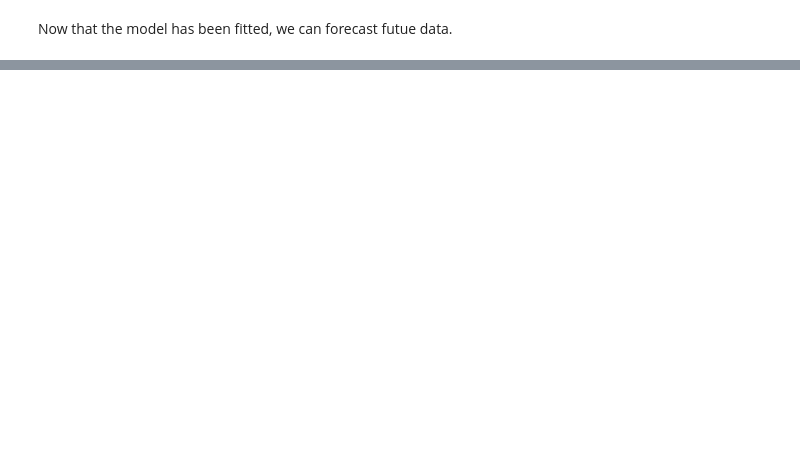
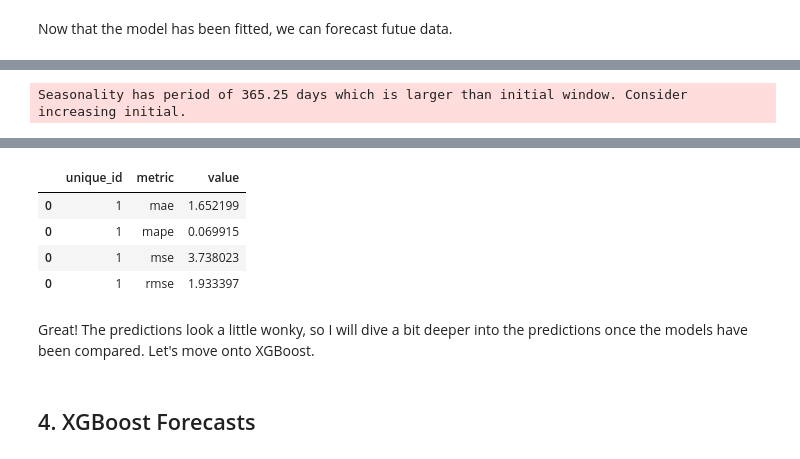
Before and after one commit to dBCooper2/utilities-dashboard-v3, a Jupyter notebook: notebooks/forecasting/forecasting-4-comparing-models.ipynb, the cells around one changed output, grey strips where cells are left out. Cells and saved outputs as stored; diff of their text form; code cells hidden in the pictures; blank space fills up the shorter version.

```diff
--- a/notebooks/forecasting/forecasting-4-comparing-models.ipynb
+++ b/notebooks/forecasting/forecasting-4-comparing-models.ipynb
@@ -200,0 +197,7 @@ Now we have a pretty good model according to the metrics.
+# %%
+prophet_model = ProphetForecast(region_name, temp_15m)
+prophet_model.forecast(level=[95])
+prophet_model.evaluate()
+prophet_model.plot_forecast()
+prophet_model.get_results()
+prophet_model.get_model_summary()
@@ -200,0 +280,3 @@ Now we have a pretty good model according to the metrics.
+# %%
+prophet_model.evaluate()
+# %% [output]
@@ -200,0 +287 @@ Now we have a pretty good model according to the metrics.
+Seasonality has period of 365.25 days which is larger than initial window. Consider increasing initial.
@@ -200,0 +302,9 @@ Now we have a pretty good model according to the metrics.
+|  | unique_id | metric | value |
+| 0 | 1 | mae | 1.652199 |
+| 0 | 1 | mape | 0.069915 |
+| 0 | 1 | mse | 3.738023 |
+| 0 | 1 | rmse | 1.933397 |
+# %% [markdown]
+Great! The predictions look a little wonky, so I will dive a bit deeper into the predictions once the models have been compared. Let's move onto XGBoost.
+# %% [markdown]
+## 4. XGBoost Forecasts
```
Also changed, not shown: parts of 15 cells of this notebook, 35 other files.
